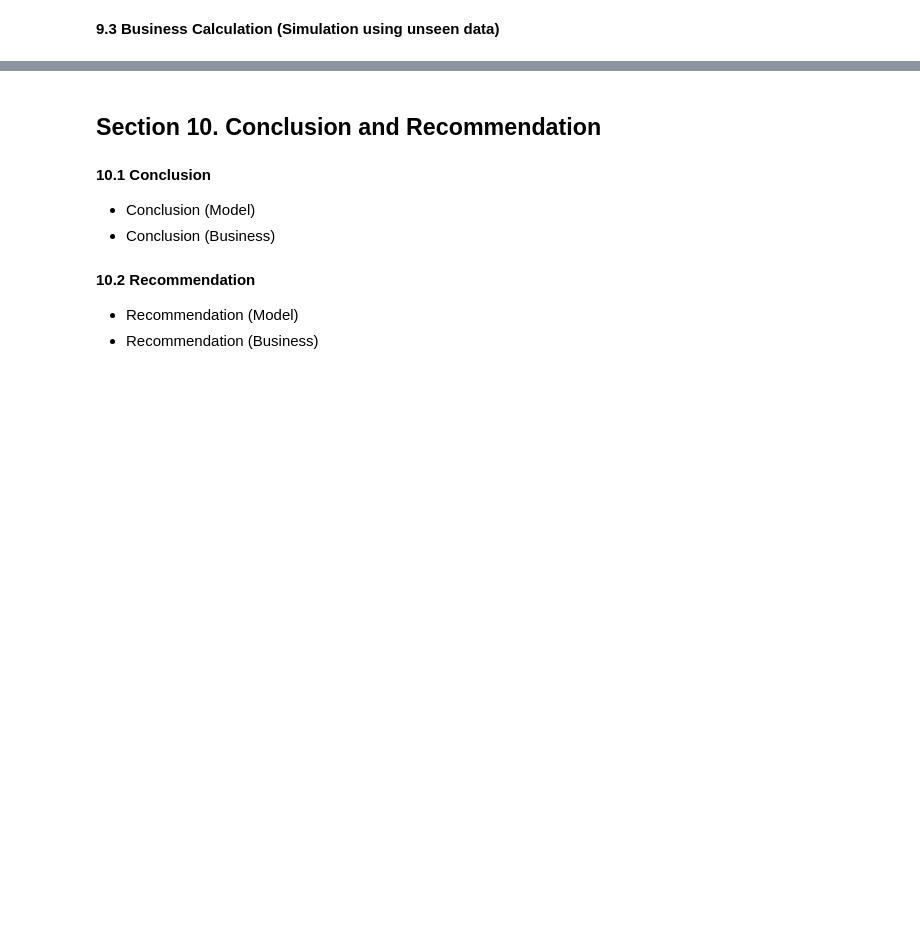
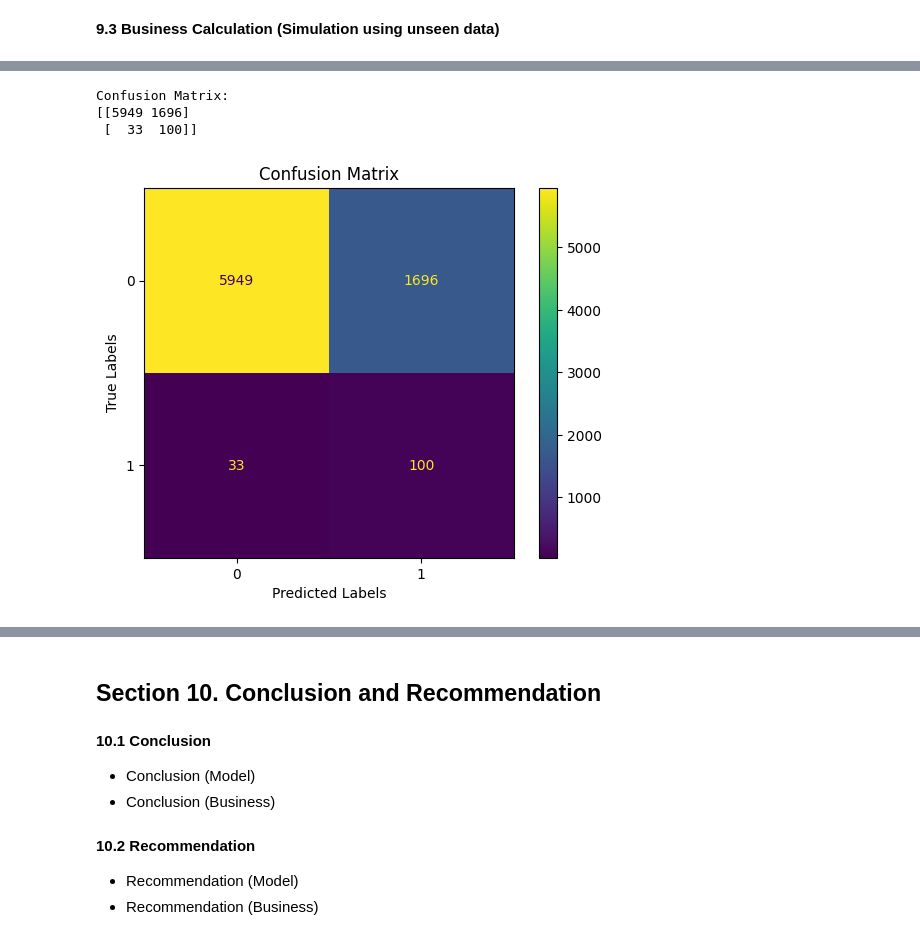
Before and after one commit to Faizism/travel_insurance, a Jupyter notebook: notebooks/2.0 refined-transformation.ipynb, the cells around one changed output, grey strips where cells are left out. Saved outputs shown, nothing was run; the diff lists cells and outputs as text; code cells hidden in the pictures; blank space fills up the shorter version.

Commit message:
Model Impementation

```diff
--- a/notebooks/2.0 refined-transformation.ipynb
+++ b/notebooks/2.0 refined-transformation.ipynb
@@ -2045,0 +2167,4 @@ pickle.dump(best_model, open("logit-final-clf_calibrated-080.sav", 'wb'))
+# %%
+X_unseen['category_age'] = X_unseen['category_age'].apply(lambda x: '<17' if x == 'Kid' else ('18-30' if x == 'Young' else ('31-50' if x == 'Mature' else ('51-60' if x == 'Senior' else '60+'))))
+X_unseen['Continent'] = X_unseen['Destination'].apply(lambda x: country_to_continent_full.get(x, "Unknown"))
+X_unseen['category_duration'] = X_unseen['category_duration'].apply(lambda x: '<1 week' if x == '< 1 week' else ('1-2 weeks' if x == '1-2 weeks' else ('2-3 weeks' if x == '2-3 weeks' else ('3-4 weeks' if x == '3-4 weeks' else ('1-2 months' if x == '1-2 months' else ('2-3 months' if x == '2-3 months' else '>3 months'))))))
@@ -2045,0 +2199,4 @@ pickle.dump(best_model, open("logit-final-clf_calibrated-080.sav", 'wb'))
+# %%
+X_unseen.drop(['Age', 'Destination', 'Duration'],axis=1, inplace=True)
+# %%
+best_model.fit(X_unseen, y_unseen)
@@ -2045,0 +2220,5 @@ pickle.dump(best_model, open("logit-final-clf_calibrated-080.sav", 'wb'))
+# %%
+y_unseen_score_prob = best_model.predict_proba(X_unseen)
+y_unseen_score_prob = y_unseen_score_prob[:, 1]
+
+y_unseen_score = best_model.predict(X_unseen)
@@ -2045,0 +2252,20 @@ pickle.dump(best_model, open("logit-final-clf_calibrated-080.sav", 'wb'))
+# %%
+# Make confusion matrix
+cm = confusion_matrix(y_unseen, y_unseen_score )
+
+# Showing confusion matrix
+print("Confusion Matrix:")
+print(cm)
+
+# Visualitation confusion matrix
+disp = ConfusionMatrixDisplay(confusion_matrix=cm, display_labels=np.unique(y_unseen))
+disp.plot(cmap='viridis')
+disp.ax_.set_title("Confusion Matrix")
+disp.ax_.set_xlabel("Predicted Labels")
+disp.ax_.set_ylabel("True Labels")
+plt.show()
+# %% [output]
+Confusion Matrix:
+[[5949 1696]
+ [  33  100]]
+[figure, added]
```
Also changed, not shown: parts of 32 cells of this notebook.
